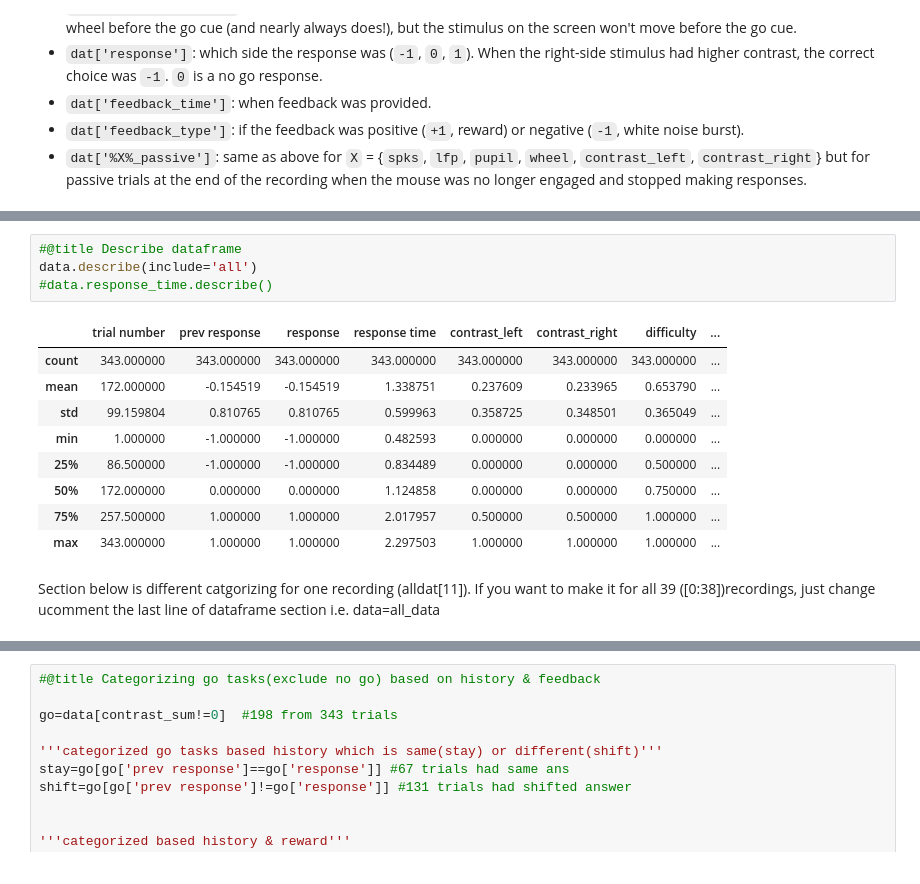
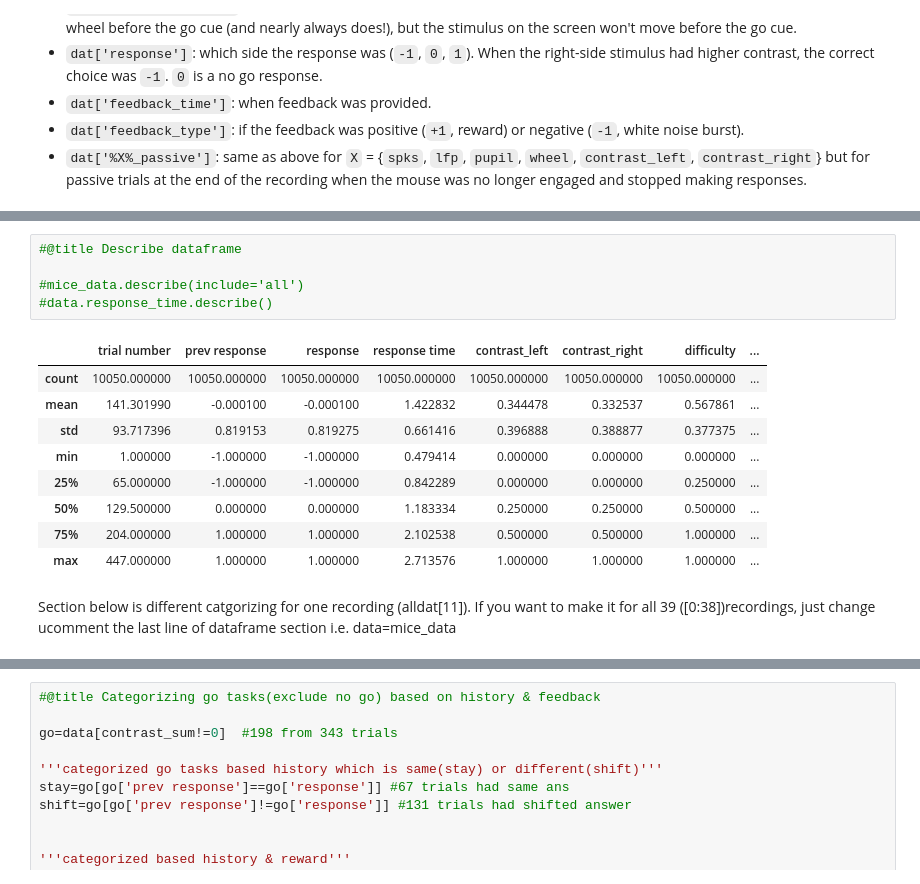
Before and after one commit to zova137/NMA, a Jupyter notebook: Load_steinmetz_decisions_(1)_(1).ipynb, the cells around one changed output, grey strips where cells are left out. Drawn from its saved outputs; the diff is of its cells as text.

```diff
--- a/Load_steinmetz_decisions_(1)_(1).ipynb
+++ b/Load_steinmetz_decisions_(1)_(1).ipynb
@@ -113,18 +110,19 @@ KeyboardInterrupt
 # %%
 #@title Describe dataframe
-data.describe(include='all')
+
+#mice_data.describe(include='all')
 #data.response_time.describe()
 # %% [output]
 |  | trial number | prev response | response | response time | contrast_left | contrast_right | difficulty | ... |
-| count | 343.000000 | 343.000000 | 343.000000 | 343.000000 | 343.000000 | 343.000000 | 343.000000 | ... |
-| mean | 172.000000 | -0.154519 | -0.154519 | 1.338751 | 0.237609 | 0.233965 | 0.653790 | ... |
-| std | 99.159804 | 0.810765 | 0.810765 | 0.599963 | 0.358725 | 0.348501 | 0.365049 | ... |
-| min | 1.000000 | -1.000000 | -1.000000 | 0.482593 | 0.000000 | 0.000000 | 0.000000 | ... |
-| 25% | 86.500000 | -1.000000 | -1.000000 | 0.834489 | 0.000000 | 0.000000 | 0.500000 | ... |
-| 50% | 172.000000 | 0.000000 | 0.000000 | 1.124858 | 0.000000 | 0.000000 | 0.750000 | ... |
-| 75% | 257.500000 | 1.000000 | 1.000000 | 2.017957 | 0.500000 | 0.500000 | 1.000000 | ... |
-| max | 343.000000 | 1.000000 | 1.000000 | 2.297503 | 1.000000 | 1.000000 | 1.000000 | ... |
+| count | 10050.000000 | 10050.000000 | 10050.000000 | 10050.000000 | 10050.000000 | 10050.000000 | 10050.000000 | ... |
+| mean | 141.301990 | -0.000100 | -0.000100 | 1.422832 | 0.344478 | 0.332537 | 0.567861 | ... |
+| std | 93.717396 | 0.819153 | 0.819275 | 0.661416 | 0.396888 | 0.388877 | 0.377375 | ... |
+| min | 1.000000 | -1.000000 | -1.000000 | 0.479414 | 0.000000 | 0.000000 | 0.000000 | ... |
+| 25% | 65.000000 | -1.000000 | -1.000000 | 0.842289 | 0.000000 | 0.000000 | 0.250000 | ... |
+| 50% | 129.500000 | 0.000000 | 0.000000 | 1.183334 | 0.250000 | 0.250000 | 0.500000 | ... |
+| 75% | 204.000000 | 1.000000 | 1.000000 | 2.102538 | 0.500000 | 0.500000 | 1.000000 | ... |
+| max | 447.000000 | 1.000000 | 1.000000 | 2.713576 | 1.000000 | 1.000000 | 1.000000 | ... |
 # %% [markdown]
-Section below is different catgorizing for one recording (alldat[11]). If you want to make it for all 39 ([0:38])recordings, just change ucomment the last line of dataframe section i.e. data=all_data
+Section below is different catgorizing for one recording (alldat[11]). If you want to make it for all 39 ([0:38])recordings, just change ucomment the last line of dataframe section i.e. data=mice_data
 # %%
 #@title Categorizing based on history & feedback
```
Also changed, not shown: parts of 23 cells of this notebook.
